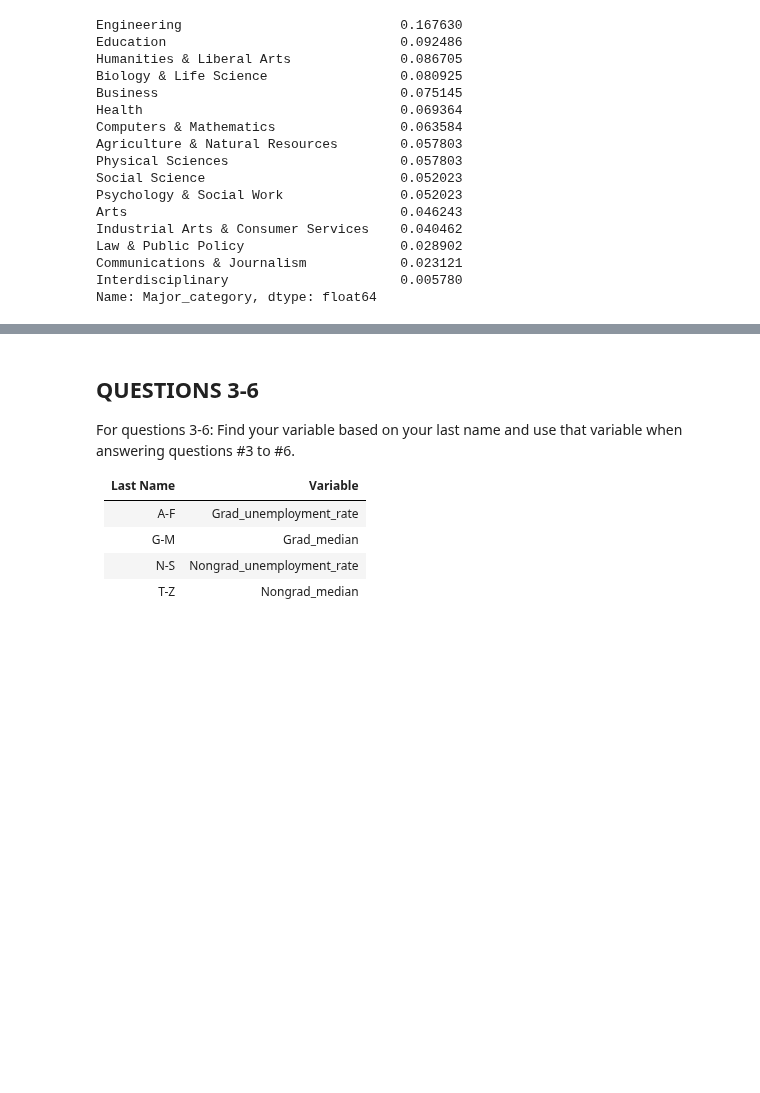
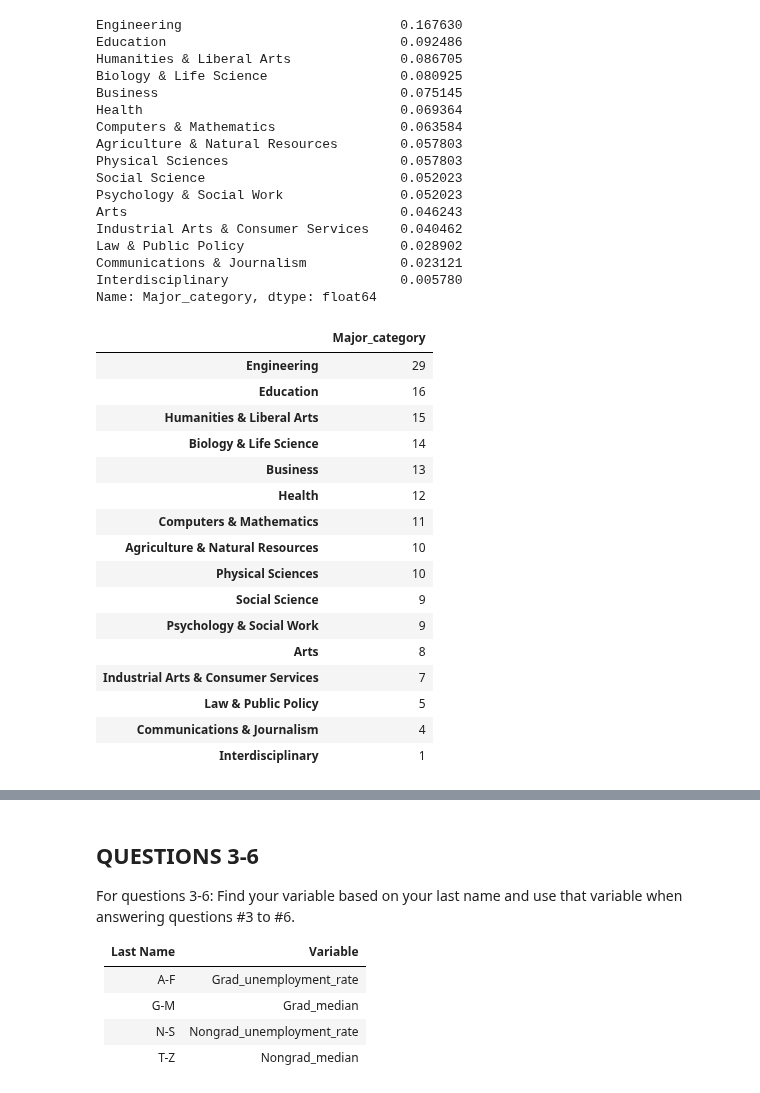
Before and after one commit to ksuaray/STAT108F24_Projects_Jupyter, a Jupyter notebook: Project1/College_Majors_Assignment_1_Soln.ipynb, the cells around one changed output, grey strips where cells are left out. Cells and saved outputs as stored; diff of their text form; code cells hidden in the pictures; blank space fills up the shorter version.

```diff
--- a/Project1/College_Majors_Assignment_1_Soln.ipynb
+++ b/Project1/College_Majors_Assignment_1_Soln.ipynb
@@ -145,4 +145,24 @@ Law & Public Policy                    0.028902
 Communications & Journalism            0.023121
 Interdisciplinary                      0.005780
 Name: Major_category, dtype: float64
+# %%
+dfrf
+# %% [output]
+|  | Major_category |
+| Engineering | 29 |
+| Education | 16 |
+| Humanities & Liberal Arts | 15 |
+| Biology & Life Science | 14 |
+| Business | 13 |
+| Health | 12 |
+| Computers & Mathematics | 11 |
+| Agriculture & Natural Resources | 10 |
+| Physical Sciences | 10 |
+| Social Science | 9 |
+| Psychology & Social Work | 9 |
+| Arts | 8 |
+| Industrial Arts & Consumer Services | 7 |
+| Law & Public Policy | 5 |
+| Communications & Journalism | 4 |
+| Interdisciplinary | 1 |
 # %%
```
Also changed, not shown: parts of 3 cells of this notebook, 3 other files.
